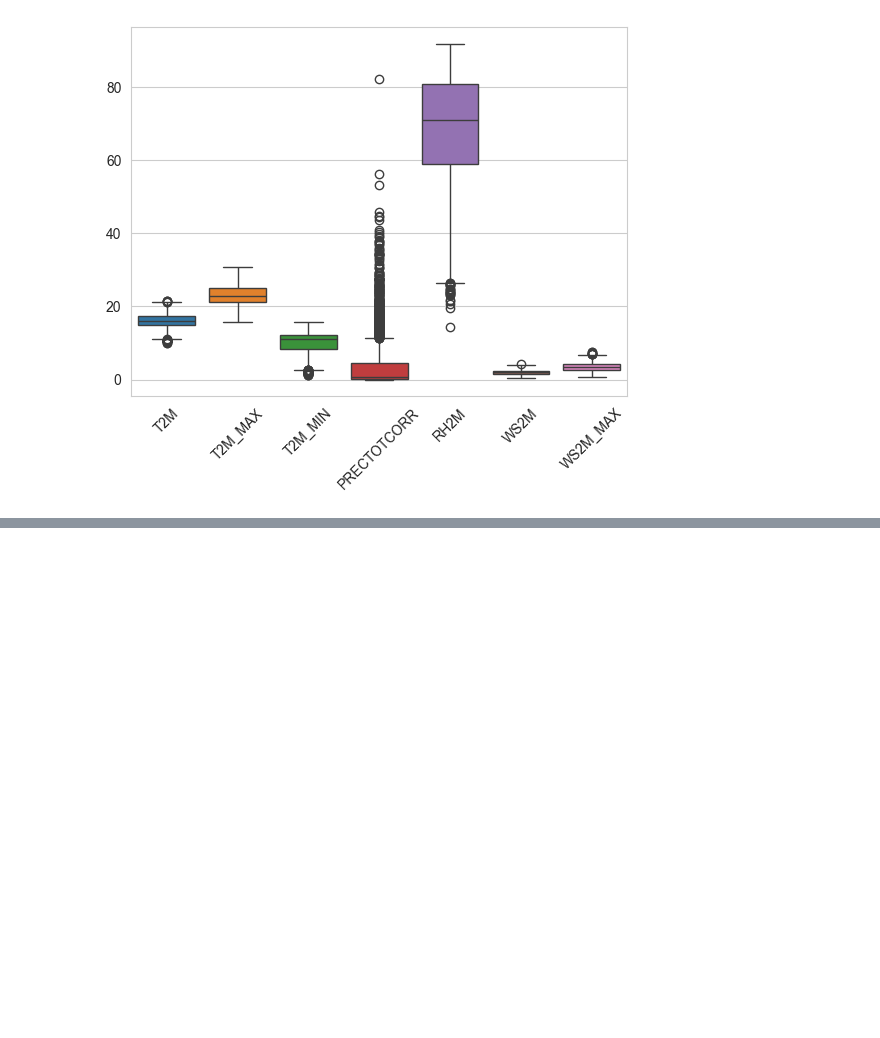
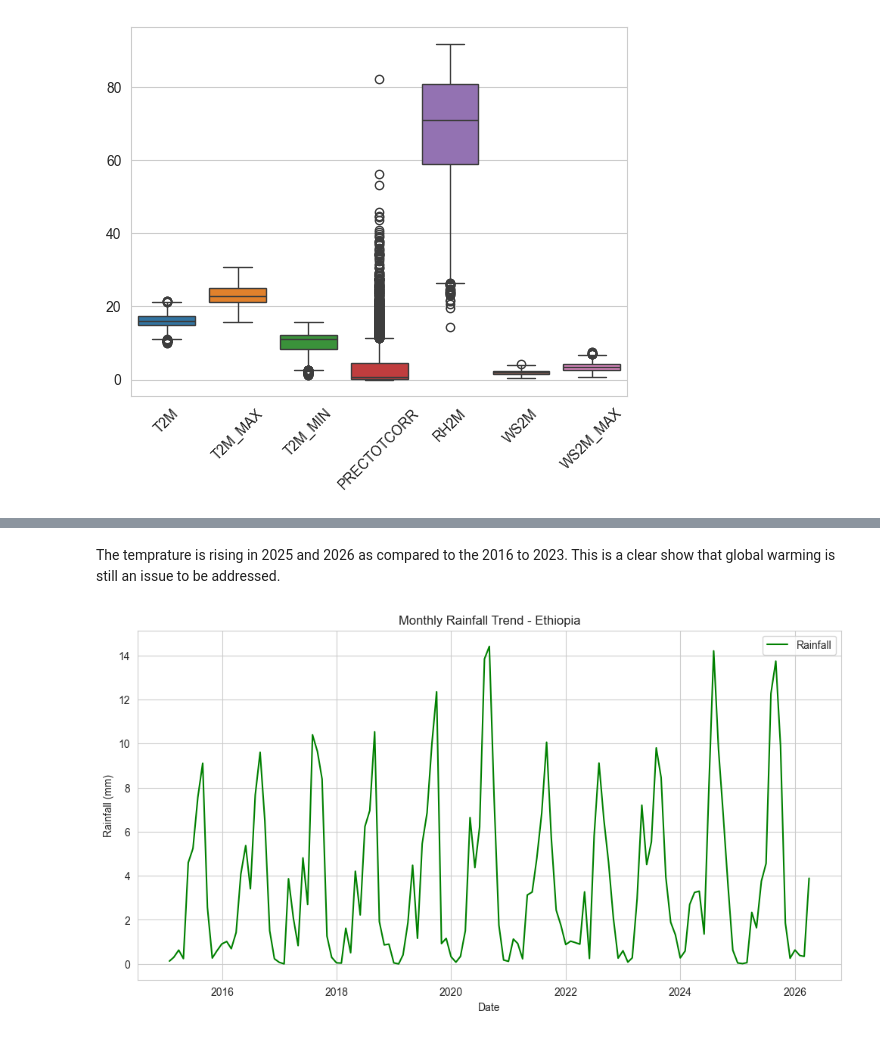
Before and after one commit to hiwiy/climate-challenge-week0, a Jupyter notebook: notebooks/ethiopia_eda.ipynb, the cells around one changed output, grey strips where cells are left out. Drawn from its saved outputs; the diff is of its cells as text; code cells hidden in the pictures; blank space fills up the shorter version.

```diff
--- a/notebooks/ethiopia_eda.ipynb
+++ b/notebooks/ethiopia_eda.ipynb
@@ -344,0 +369,12 @@ plt.show()
+# %% [markdown]
+The temprature is rising in 2025 and 2026 as compared to the 2016 to 2023.  This is a clear show that global warming is still an issue to be addressed.
+# %%
+plt.figure(figsize=(12,6))
+plt.plot(monthly_df.index, monthly_df["PRECTOTCORR"], color='green', label="Rainfall")
+plt.title("Monthly Rainfall Trend - Ethiopia")
+plt.xlabel("Date")
+plt.ylabel("Rainfall (mm)")
+plt.legend()
+plt.show()
+# %% [output]
+[figure, added]
```
Also changed, not shown: parts of 13 cells of this notebook.
